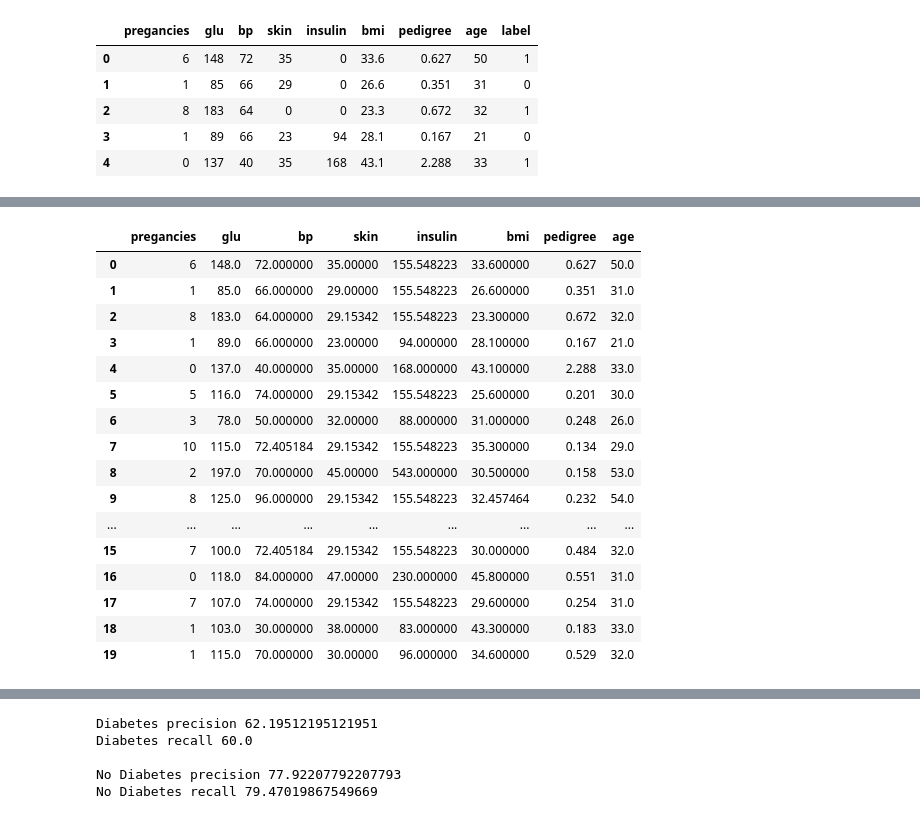
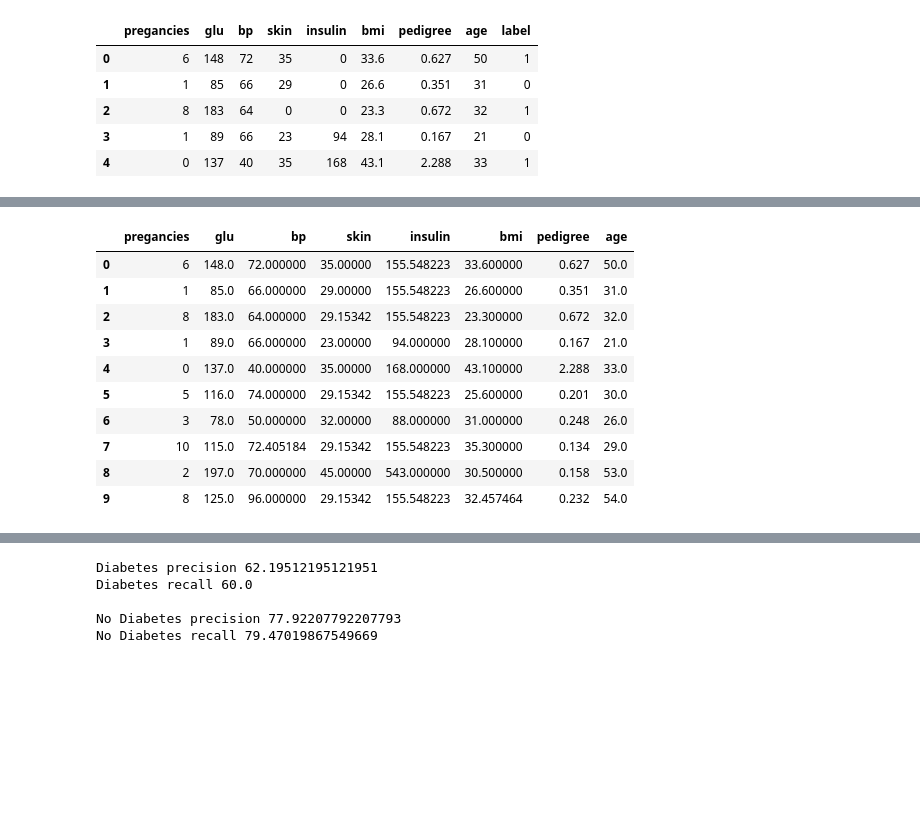
Before and after one commit to MarkNunns/Python_ESCC_course, a Jupyter notebook: python_tutorial_code/module2_4.ipynb, the cells around one changed output, grey strips where cells are left out. Cells and saved outputs as stored; diff of their text form; code cells hidden in the pictures; blank space fills up the shorter version.

```diff
--- a/python_tutorial_code/module2_4.ipynb
+++ b/python_tutorial_code/module2_4.ipynb
@@ -64,29 +58,23 @@ df.head(20)
 # %%
 features = col_names[:-1]
 X = df[features]
 y = df['label']
 
-X.head(20)
+X.head(10)
 
 # https://scikit-learn.org/stable/modules/impute.html
 # %% [output]
 |  | pregancies | glu | bp | skin | insulin | bmi | pedigree | age |
 | 0 | 6 | 148.0 | 72.000000 | 35.00000 | 155.548223 | 33.600000 | 0.627 | 50.0 |
 | 1 | 1 | 85.0 | 66.000000 | 29.00000 | 155.548223 | 26.600000 | 0.351 | 31.0 |
 | 2 | 8 | 183.0 | 64.000000 | 29.15342 | 155.548223 | 23.300000 | 0.672 | 32.0 |
 | 3 | 1 | 89.0 | 66.000000 | 23.00000 | 94.000000 | 28.100000 | 0.167 | 21.0 |
 | 4 | 0 | 137.0 | 40.000000 | 35.00000 | 168.000000 | 43.100000 | 2.288 | 33.0 |
 | 5 | 5 | 116.0 | 74.000000 | 29.15342 | 155.548223 | 25.600000 | 0.201 | 30.0 |
 | 6 | 3 | 78.0 | 50.000000 | 32.00000 | 88.000000 | 31.000000 | 0.248 | 26.0 |
 | 7 | 10 | 115.0 | 72.405184 | 29.15342 | 155.548223 | 35.300000 | 0.134 | 29.0 |
 | 8 | 2 | 197.0 | 70.000000 | 45.00000 | 543.000000 | 30.500000 | 0.158 | 53.0 |
 | 9 | 8 | 125.0 | 96.000000 | 29.15342 | 155.548223 | 32.457464 | 0.232 | 54.0 |
-| ... | ... | ... | ... | ... | ... | ... | ... | ... |
-| 15 | 7 | 100.0 | 72.405184 | 29.15342 | 155.548223 | 30.000000 | 0.484 | 32.0 |
-| 16 | 0 | 118.0 | 84.000000 | 47.00000 | 230.000000 | 45.800000 | 0.551 | 31.0 |
-| 17 | 7 | 107.0 | 74.000000 | 29.15342 | 155.548223 | 29.600000 | 0.254 | 31.0 |
-| 18 | 1 | 103.0 | 30.000000 | 38.00000 | 83.000000 | 43.300000 | 0.183 | 33.0 |
-| 19 | 1 | 115.0 | 70.000000 | 30.00000 | 96.000000 | 34.600000 | 0.529 | 32.0 |
 # %%
 X_train, X_test, y_train, y_test = train_test_split(X,
                                                     y,
```
Also changed, not shown: parts of 8 cells of this notebook, 3 other files.
